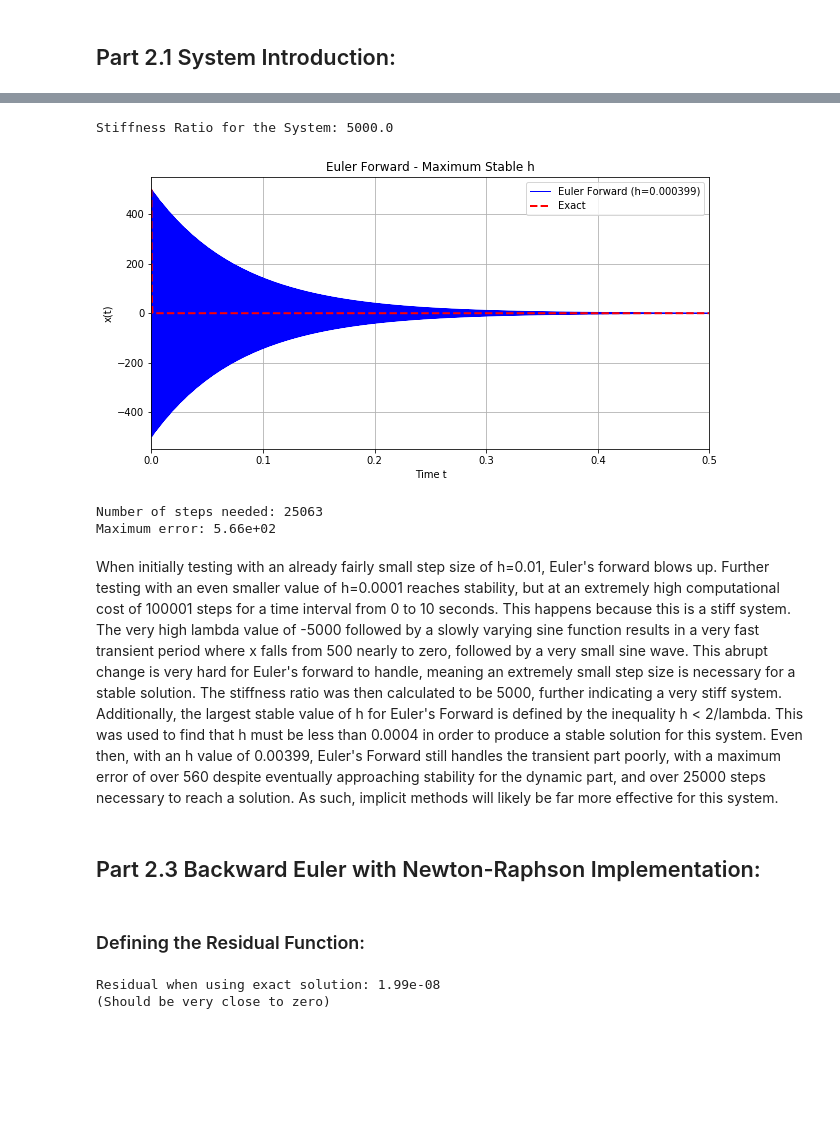
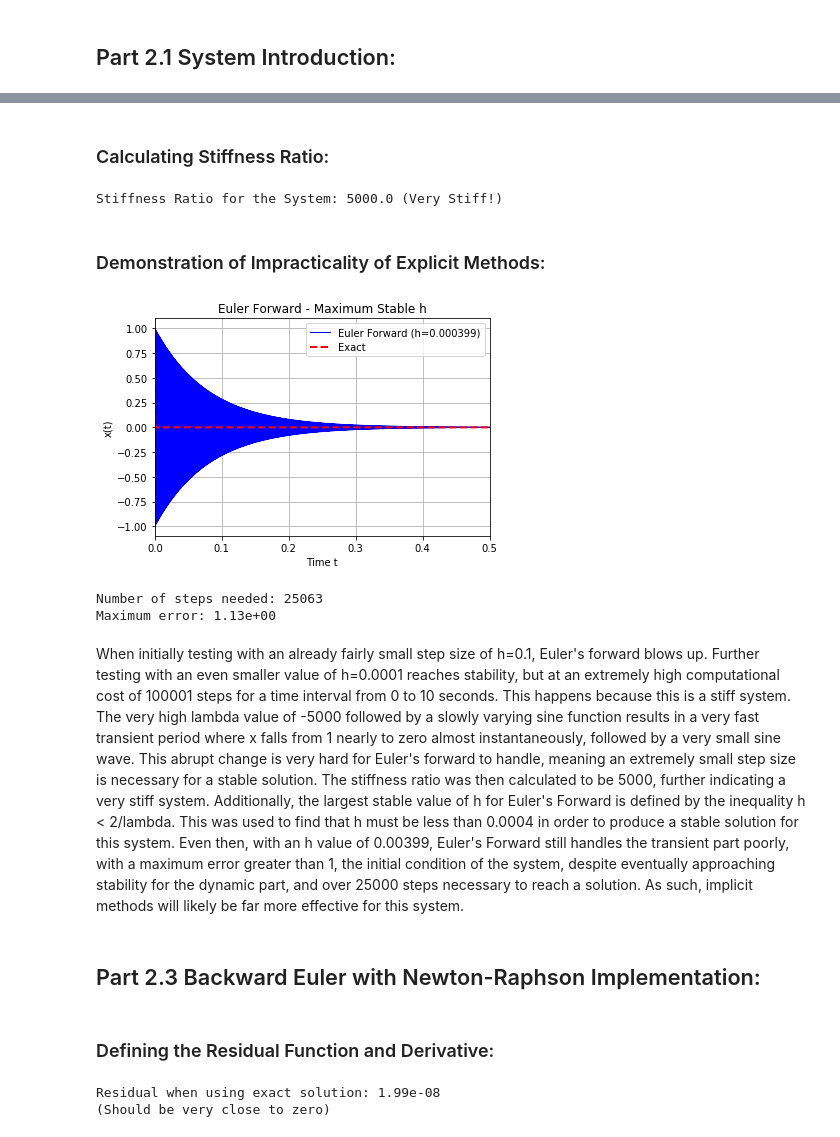
Before and after one commit to walttruelove29/coe311k, a Jupyter notebook: Final/Finalpt2.ipynb, the cells around one changed output, grey strips where cells are left out. Saved outputs shown, nothing was run; the diff lists cells and outputs as text; code cells hidden in the pictures; blank space fills up the shorter version.

```diff
--- a/Final/Finalpt2.ipynb
+++ b/Final/Finalpt2.ipynb
@@ -7,0 +10,10 @@ Walton Truelove wjt582
+# %%
+import numpy as np
+import matplotlib.pyplot as plt
+# Problem parameters
+lam = 5000.0  # Stiffness parameter
+# Define the ODE: dx/dt = f(t, x), mechanical system with high damping
+def f(t, x):
+    return -lam * x + 0.002 * np.sin(t)
+def x_exact(t): # Analytical solution for dx/dt = -lam*x + g(t); x(t) = e^(-lam*t)*x0 + the integral from 0 to t of ((e^(-lam(t-s)))g(s)ds)
+    return 1.0*np.exp(-5000*t) + 4e-7 * np.sin(t)
@@ -10,13 +23,0 @@ Walton Truelove wjt582
-# %%
-import numpy as np
-import matplotlib.pyplot as plt
-
-# Problem parameters
-lam = 5000.0  # Stiffness parameter (large = stiff!)
-
-# Define the ODE: dy/dt = f(t, y), mechanical system with high damping
-def f(t, x):
-    return -lam * x + 0.002 * np.sin(t)
-
-def x_exact(t):
-    return 500*np.exp(-5000*t) + 4e-7 * np.sin(t)
@@ -99,38 +81,42 @@ Maximum error: 5.89e+01
+# %% [markdown]
+### Calculating Stiffness Ratio:
 # %%
 # Stiffness ratio calculation
 t_fast = lam # Fastest time scale from lambda = 5000
 t_slow = 1 # slowest time scale from sin(t) term
-print(f"Stiffness Ratio for the System: {t_fast/t_slow}")
+print(f"Stiffness Ratio for the System: {t_fast/t_slow} (Very Stiff!)")
 # %% [output]
-Stiffness Ratio for the System: 5000.0
+Stiffness Ratio for the System: 5000.0 (Very Stiff!)
+# %% [markdown]
+### Demonstration of Impracticality of Explicit Methods:
 # %%
 # Maximum stable step size calculation and steps needed
 h_stable = 0.000399 # h < 2/|lam| for Euler's Forward Stability; 2/|lam| = 0.0004, so stable h is ~0.000399...
 t_stable, x_stable = euler_forward(f, x0, t0, t_final, h_stable)
 
-plt.figure(figsize=(10, 5))
+plt.figure()
 plt.plot(t_stable, x_stable, 'b-', label=f'Euler Forward (h={h_stable})', linewidth=1)
 plt.plot(t_stable, x_exact(t_stable), 'r--', label='Exact', linewidth=2)
 plt.xlabel('Time t')
 plt.ylabel('x(t)')
 plt.xlim(0.0, 0.5)
 plt.title('Euler Forward - Maximum Stable h')
 plt.legend()
 plt.grid(True)
 plt.show()
 
 print(f"Number of steps needed: {len(t_stable)}")
 print(f"Maximum error: {np.max(np.abs(x_stable - x_exact(t_stable))):.2e}")
 # %% [output]
-[figure, old version]
+[figure, new version]
 Number of steps needed: 25063
-Maximum error: 5.66e+02
+Maximum error: 1.13e+00
 # %% [markdown]
-When initially testing with an already fairly small step size of h=0.01, Euler's forward blows up. Further testing with an even smaller value of h=0.0001 reaches stability, but at an extremely high computational cost of 100001 steps for a time interval from 0 to 10 seconds. This happens because this is a stiff system. The very high lambda value of -5000 followed by a slowly varying sine function results in a very fast transient period where x falls from 500 nearly to zero, followed by a very small sine wave. This abrupt change is very hard for Euler's forward to handle, meaning an extremely small step size is necessary for a stable solution. The stiffness ratio was then calculated to be 5000, further indicating a very stiff system. Additionally, the largest stable value of h for Euler's Forward is defined by the inequality h < 2/lambda. This was used to find that h must be less than 0.0004 in order to produce a stable solution for this system. Even then, with an h value of 0.00399, Euler's Forward still handles the transient part poorly, with a maximum error of over 560 despite eventually approaching stability for the dynamic part, and over 25000 steps necessary to reach a solution. As such, implicit methods will likely be far more effective for this system.
+When initially testing with an already fairly small step size of h=0.1, Euler's forward blows up. Further testing with an even smaller value of h=0.0001 reaches stability, but at an extremely high computational cost of 100001 steps for a time interval from 0 to 10 seconds. This happens because this is a stiff system. The very high lambda value of -5000 followed by a slowly varying sine function results in a very fast transient period where x falls from 1 nearly to zero almost instantaneously, followed by a very small sine wave. This abrupt change is very hard for Euler's forward to handle, meaning an extremely small step size is necessary for a stable solution. The stiffness ratio was then calculated to be 5000, further indicating a very stiff system. Additionally, the largest stable value of h for Euler's Forward is defined by the inequality h < 2/lambda. This was used to find that h must be less than 0.0004 in order to produce a stable solution for this system. Even then, with an h value of 0.00399, Euler's Forward still handles the transient part poorly, with a maximum error greater than 1, the initial condition of the system, despite eventually approaching stability for the dynamic part, and over 25000 steps necessary to reach a solution. As such, implicit methods will likely be far more effective for this system.
 # %% [markdown]
 ## Part 2.3 Backward Euler with Newton-Raphson Implementation:
 # %% [markdown]
-### Defining the Residual Function:
+### Defining the Residual Function and Derivative:
 # %%
 def residual(x_next, x_n, t_next, h):
     """
```
Also changed, not shown: parts of 28 cells of this notebook.
